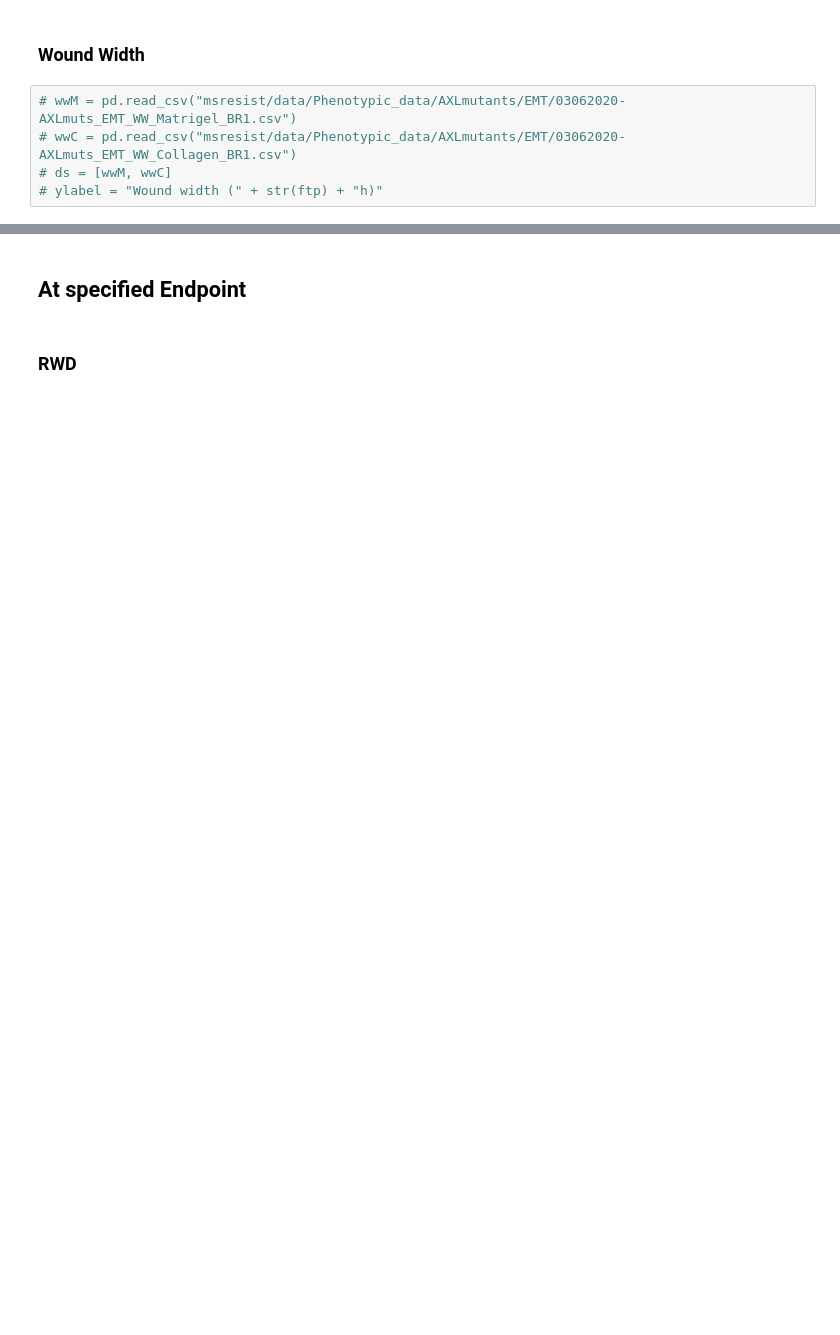
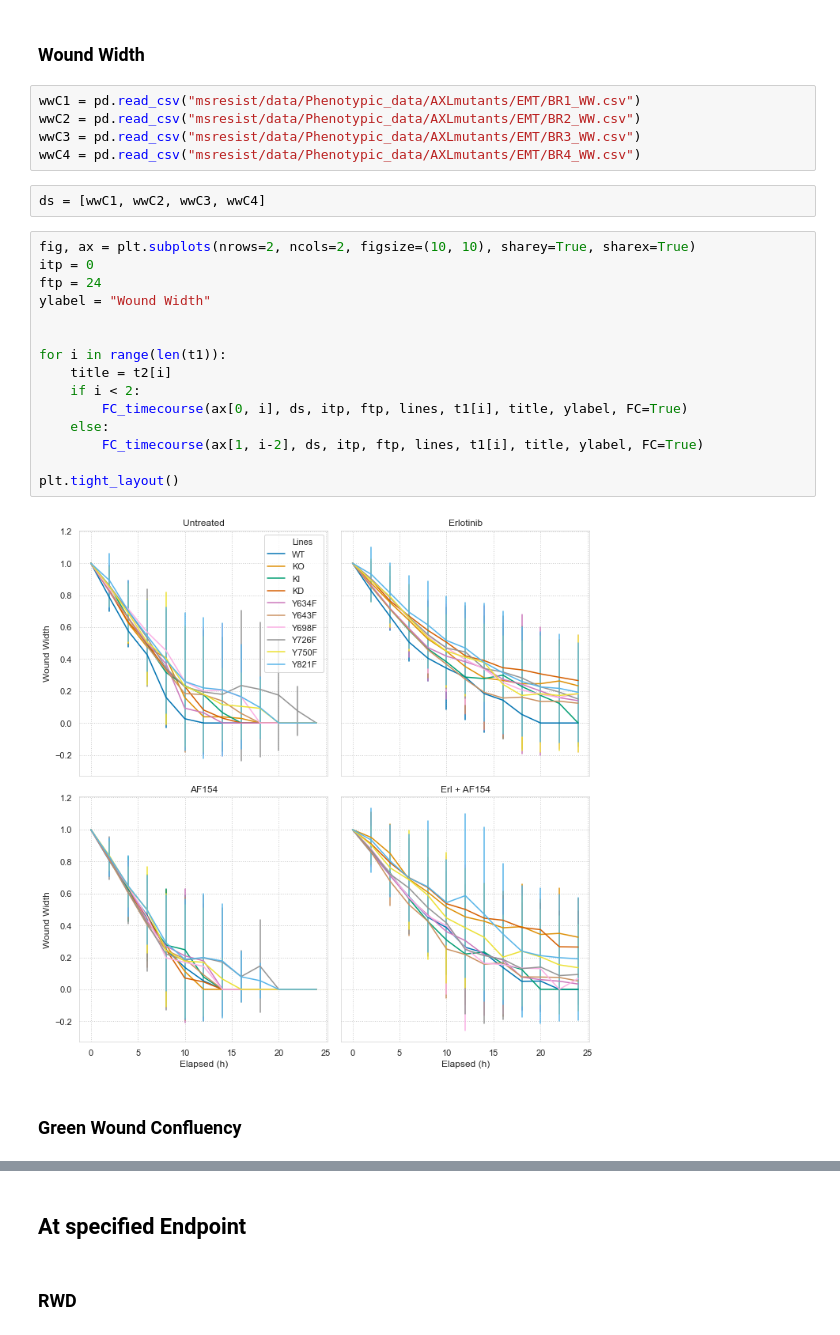
Before and after one commit to meyer-lab/DDMC, a Jupyter notebook: Fig2-CellMigration.ipynb, the cells around one changed output, grey strips where cells are left out. Drawn from its saved outputs; the diff is of its cells as text; blank space fills up the shorter version.

```diff
--- a/Fig2-CellMigration.ipynb
+++ b/Fig2-CellMigration.ipynb
@@ -90,7 +129,28 @@ fig.savefig("TimeLapse_AXLmutants_CellMigration.png")
 # %% [markdown]
 ### Wound Width
-# %%
-# wwM = pd.read_csv("msresist/data/Phenotypic_data/AXLmutants/EMT/03062020-AXLmuts_EMT_WW_Matrigel_BR1.csv")
-# wwC = pd.read_csv("msresist/data/Phenotypic_data/AXLmutants/EMT/03062020-AXLmuts_EMT_WW_Collagen_BR1.csv")
-# ds = [wwM, wwC]
-# ylabel = "Wound width (" + str(ftp) + "h)"
+# %%
+wwC1 = pd.read_csv("msresist/data/Phenotypic_data/AXLmutants/EMT/BR1_WW.csv")
+wwC2 = pd.read_csv("msresist/data/Phenotypic_data/AXLmutants/EMT/BR2_WW.csv")
+wwC3 = pd.read_csv("msresist/data/Phenotypic_data/AXLmutants/EMT/BR3_WW.csv")
+wwC4 = pd.read_csv("msresist/data/Phenotypic_data/AXLmutants/EMT/BR4_WW.csv")
+# %%
+ds = [wwC1, wwC2, wwC3, wwC4]
+# %%
+fig, ax = plt.subplots(nrows=2, ncols=2, figsize=(10, 10), sharey=True, sharex=True)
+itp = 0
+ftp = 24
+ylabel = "Wound Width"
+
+
+for i in range(len(t1)):
+    title = t2[i]
+    if i < 2:
+        FC_timecourse(ax[0, i], ds, itp, ftp, lines, t1[i], title, ylabel, FC=True)
+    else:
+        FC_timecourse(ax[1, i-2], ds, itp, ftp, lines, t1[i], title, ylabel, FC=True)
+
+plt.tight_layout()
+# %% [output]
+[figure, added]
+# %% [markdown]
+### Green Wound Confluency
```
Also changed, not shown: parts of 27 cells of this notebook, 4 other files.
